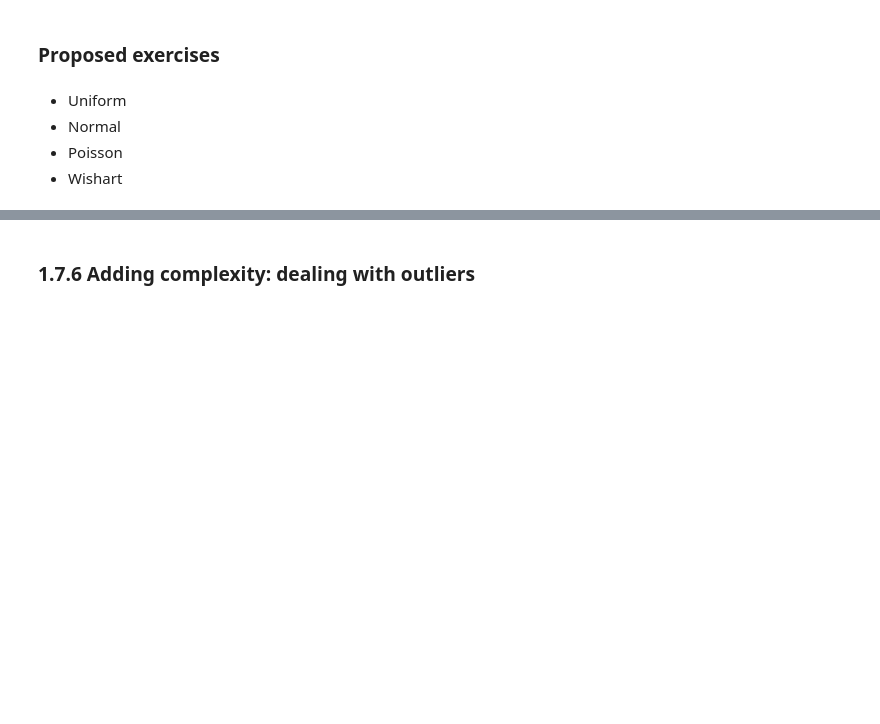
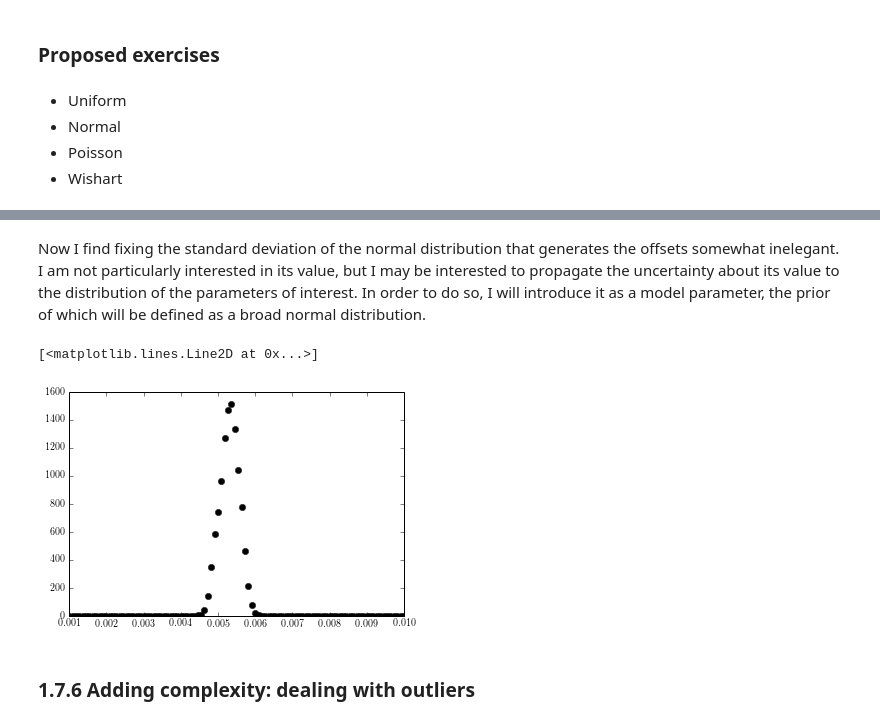
Before and after one commit to luis-sarro/ESAC-Astrostatistics-School-, a Jupyter notebook: ESAC School - Day 1 - Model Fitting.ipynb, the cells around one changed output, grey strips where cells are left out. Saved outputs shown, nothing was run; the diff lists cells and outputs as text; code cells hidden in the pictures; blank space fills up the shorter version.

```diff
--- a/ESAC School - Day 1 - Model Fitting.ipynb
+++ b/ESAC School - Day 1 - Model Fitting.ipynb
@@ -792,3 +1122,26 @@ In the end, our posterior probabilities will be a PDF for all the parameters (nu
+# %% [markdown]
+Now I find fixing the standard deviation of the normal distribution that generates the offsets somewhat inelegant. I am not particularly interested in its value, but I may be interested to propagate the uncertainty about its value to the distribution of the parameters of interest. In order to do so, I will introduce it as a model parameter, the prior of which will be defined as a broad normal distribution.
+# %%
+mcmc = fit.extract()
+tstarmcmc = mcmc['tstar']
+tdiskmcmc = mcmc['tdisk']
+betamcmc = mcmc['beta']
+fmcmc = mcmc['f']
+
+#kde = gaussian_kde(tstarmcmc)
+#kde = gaussian_kde(tdiskmcmc)
+#kde = gaussian_kde(betamcmc)
+kde = gaussian_kde(fmcmc)
+
+#tmp = np.linspace(2000,8000,1000)
+#tmp = np.linspace(50,500,1000)
+#tmp = np.linspace(0,4,1000)
+tmp = np.linspace(0.001,0.01,100)
+
+plt.plot(tmp,kde(tmp),'ko')
+# %% [output]
+[<matplotlib.lines.Line2D at 0x...>]
+[figure, added]
 # %% [markdown]
 ### 1.7.6 Adding complexity: dealing with outliers
 # %% [markdown]
```
Also changed, not shown: parts of 40 cells of this notebook.
